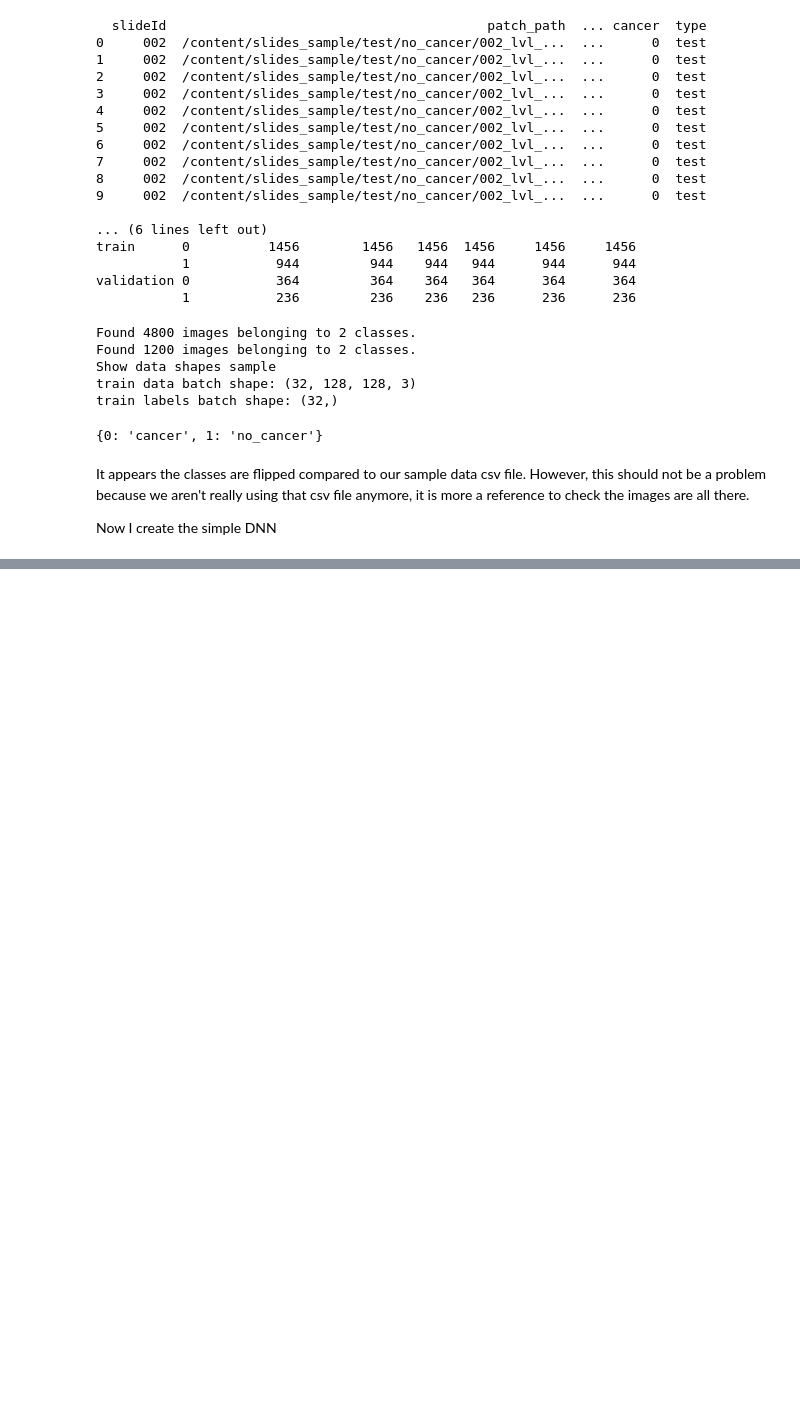
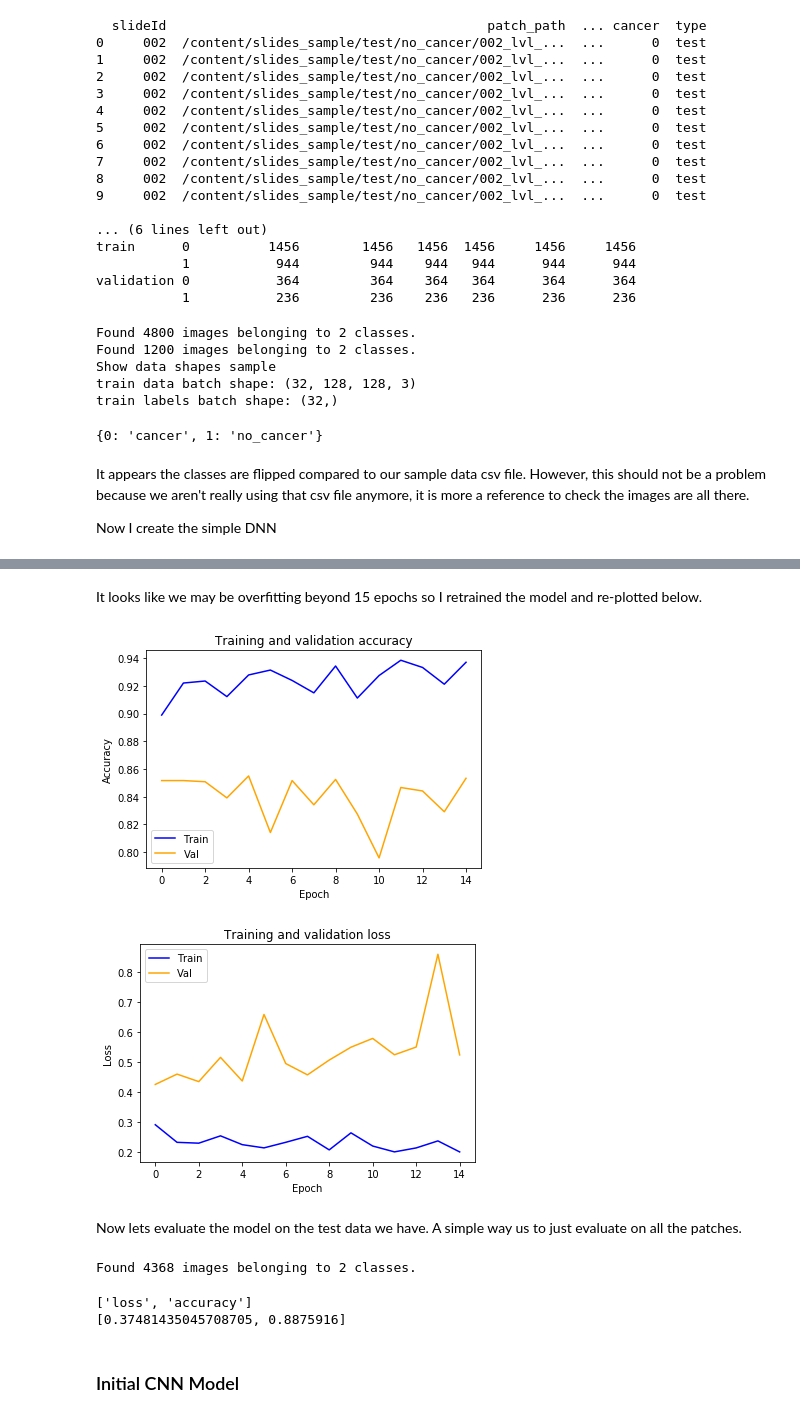
Before and after one commit to muftaye/deep_cancer_imaging, a Jupyter notebook: final_project2.ipynb, the cells around one changed output, grey strips where cells are left out. Drawn from its saved outputs; the diff is of its cells as text; code cells hidden in the pictures; blank space fills up the shorter version.

```diff
--- a/final_project2.ipynb
+++ b/final_project2.ipynb
@@ -922,0 +1014,19 @@ Now I create the simple DNN
+# %% [markdown]
+It looks like we may be overfitting beyond 15 epochs so I retrained the model and re-plotted below.
+# %%
+plot(model1_history)
+# %% [output]
+[figure, added]
+[figure, added]
+# %% [markdown]
+Now lets evaluate the model on the test data we have.  A simple way us to just evaluate on all the patches.
+# %%
+#lets just check the first batch in our test data since there are 32 imgs
+test_gen = test_datagen.flow_from_directory(
+        test_dir,
+        target_size=(IMG_SIZE, IMG_SIZE),
+        batch_size=BATCH_SIZE,
+        shuffle=True,
+        class_mode="binary")
+# %% [output]
+Found 4368 images belonging to 2 classes.
@@ -923 +1035,9 @@ Now I create the simple DNN
+# %%
+print(model1.metrics_names)
+print(test_m1)
+# %% [output]
+['loss', 'accuracy']
+[0.37481435045708705, 0.8875916]
+# %% [markdown]
+### Initial CNN Model
 # %%
```
Also changed, not shown: parts of 15 cells of this notebook.
